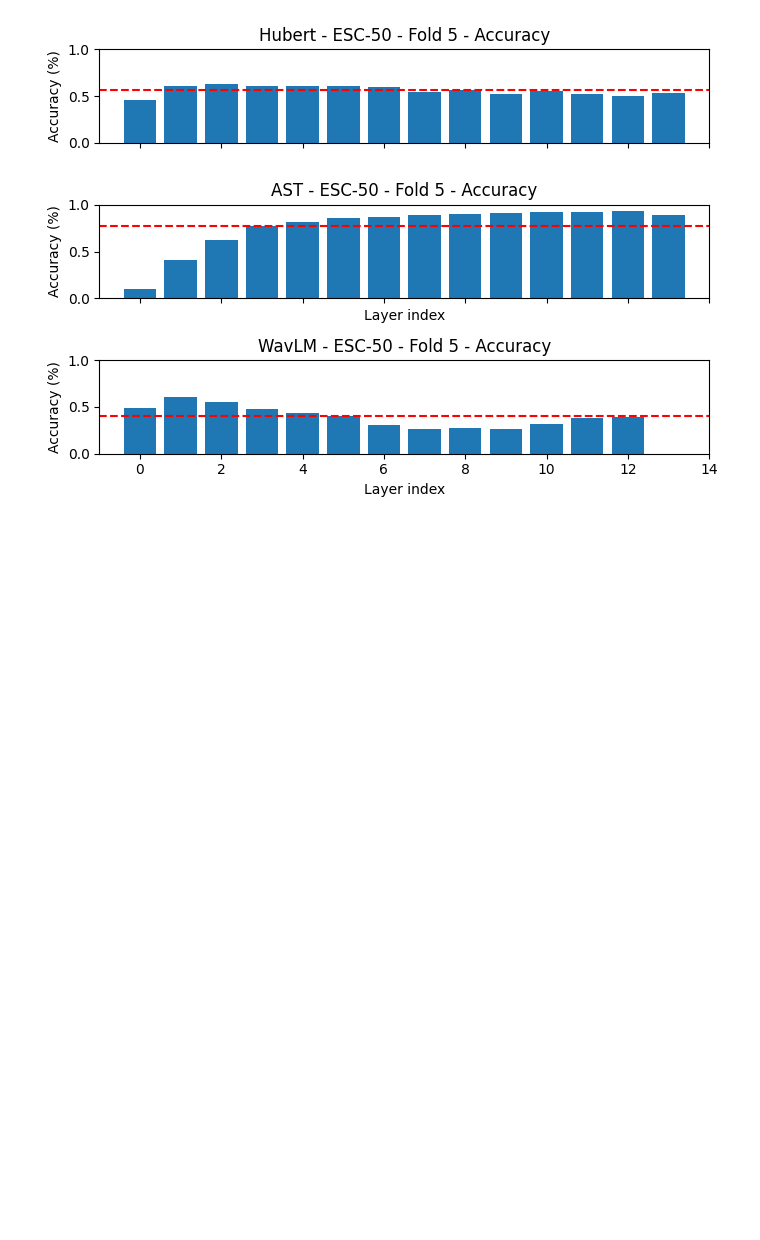
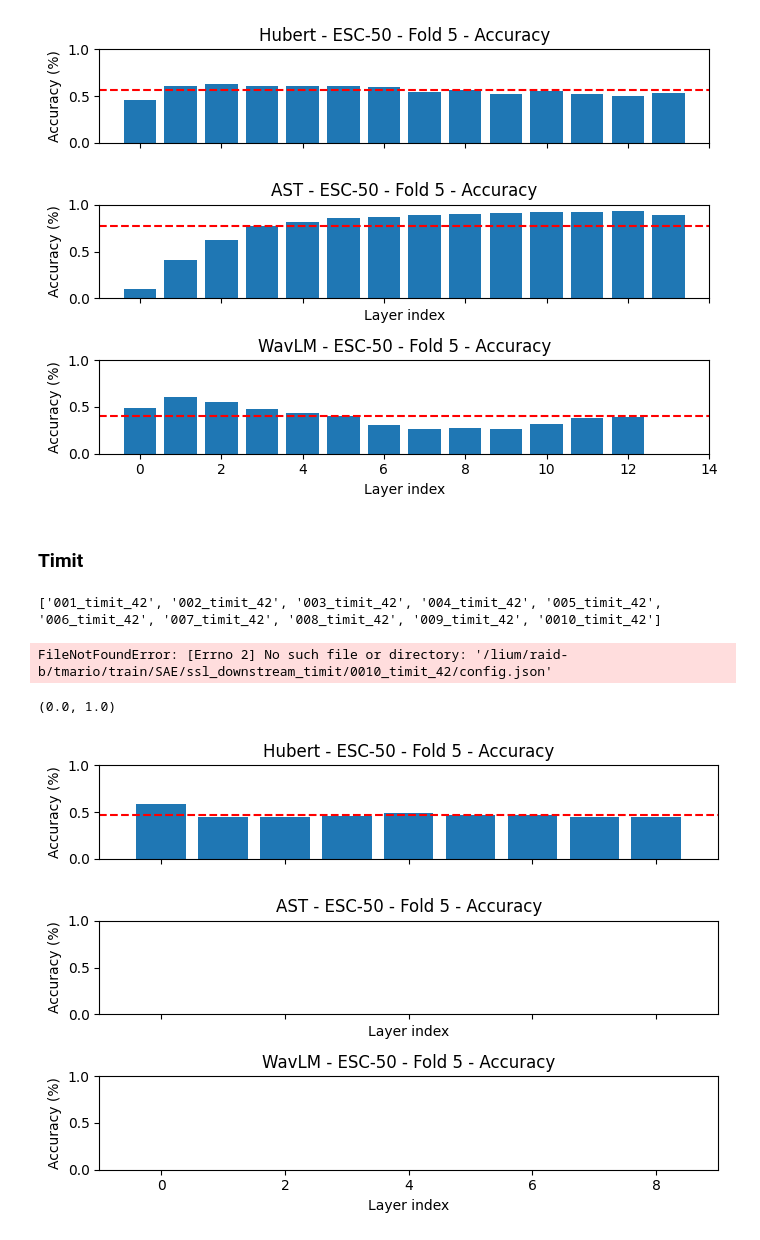
Before and after one commit to Lebourdais/Aud-IB-le, a Jupyter notebook: egs/perf_per_layer.ipynb, the cells around one changed output. Cells and saved outputs as stored; diff of their text form; code cells hidden in the pictures; blank space fills up the shorter version.

```diff
--- a/egs/perf_per_layer.ipynb
+++ b/egs/perf_per_layer.ipynb
@@ -80,3 +82,83 @@ ax.set_ylim(0., 1.)
 # %% [output]
 (0.0, 1.0)
 [figure]
+# %% [markdown]
+### Timit
+# %%
+exp_root = "/lium/raid-b/tmario/train/SAE/ssl_downstream_timit"
+exp_list = os.listdir(exp_root)
+exp_list = [f"00{i}_timit_42" for i in range(1,11)]
+to_move = [] # + [f"0{i}_esc50_42" for i in range(40,46)]
+for e in to_move:
+    if e in exp_list:
+        exp_list.remove(e)
+print(exp_list)
+# %% [output]
+['001_timit_42', '002_timit_42', '003_timit_42', '004_timit_42', '005_timit_42', '006_timit_42', '007_timit_42', '008_timit_42', '009_timit_42', '0010_timit_42']
+# %%
+hubert_acc = []
+ast_acc = []
+wav_acc = []
+layer_idx_hub=[]
+layer_idx_ast=[]
+layer_idx_wav=[]
+for exp in exp_list:
+    exp_id = exp[:3]
+    exp_path = os.path.join(exp_root, exp)
+    cfg_path = os.path.join(exp_path, "config.json")
+
+    with open(cfg_path,"r") as fh:
+        cfg = json.load(fh)
+
+    model_type = cfg["model"]["encoder_type"]
+    layer_idx = cfg["model"]["use_layer_indices"][0]
+
+    with open(os.path.join(exp_path,"metrics/metrics_summary_foldtimit.json"),"r") as fh:
+        metrics = json.load(fh)
+
+    if model_type == "hubert":
+        hubert_acc.append(metrics["acc"]["mean"])
+        layer_idx_hub.append(layer_idx)
+    elif model_type == "ast":
+        ast_acc.append(metrics["acc"]["mean"])
+        layer_idx_ast.append(layer_idx)
+    elif model_type == "wavlm":
+        wav_acc.append(metrics["acc"]["mean"])
+        layer_idx_wav.append(layer_idx)
+# %% [output]
+FileNotFoundError: [Errno 2] No such file or directory: '/lium/raid-b/tmario/train/SAE/ssl_downstream_timit/0010_timit_42/config.json'
+# %%
+fig, axs = plt.subplots(nrows=3, ncols=1, layout='tight', figsize=(7,5), sharex=True)
+
+hubert_acc = np.array(hubert_acc)
+ast_acc = np.array(ast_acc)
+wav_acc = np.array(wav_acc)
+
+ax = axs[0]
+ax.bar(layer_idx_hub, hubert_acc)
+ax.hlines([hubert_acc.mean()],xmin=-1,xmax=len(hubert_acc),linestyle="--",color='r')
+ax.set_ylim(0., 1.)
+ax.set_xlim([-1,len(hubert_acc)])
+ax.set_ylabel("Accuracy (%)")
+ax.set_title('Hubert - ESC-50 - Fold 5 - Accuracy')
+
+ax = axs[1]
+ax.bar(layer_idx_ast, ast_acc)
+ax.hlines([ast_acc.mean()],xmin=-1,xmax=len(hubert_acc),linestyle="--",color='r')
+ax.set_xlim([-1,len(hubert_acc)])
+ax.set_xlabel("Layer index")
+ax.set_ylabel("Accuracy (%)")
+ax.set_title('AST - ESC-50 - Fold 5 - Accuracy')
+ax.set_ylim(0., 1.)
+
+ax = axs[2]
+ax.bar(layer_idx_wav, wav_acc)
+ax.hlines([wav_acc.mean()],xmin=-1,xmax=len(hubert_acc),linestyle="--",color='r')
+ax.set_xlim([-1,len(hubert_acc)])
+ax.set_xlabel("Layer index")
+ax.set_ylabel("Accuracy (%)")
+ax.set_title('WavLM - ESC-50 - Fold 5 - Accuracy')
+ax.set_ylim(0., 1.)
+# %% [output]
+(0.0, 1.0)
+[figure, added]
```
Also changed, not shown: parts of 1 cell of this notebook, 4 other files.
